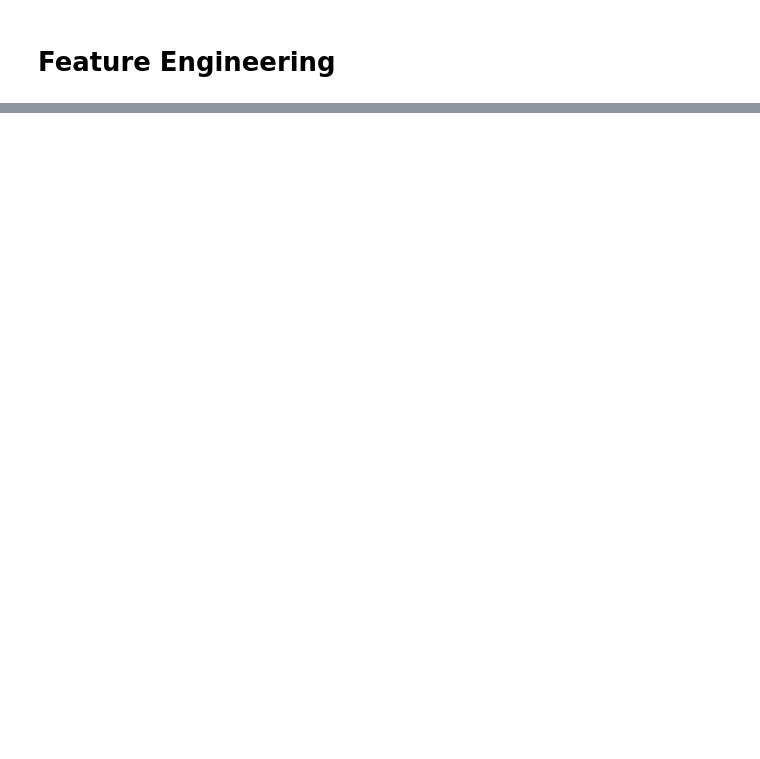
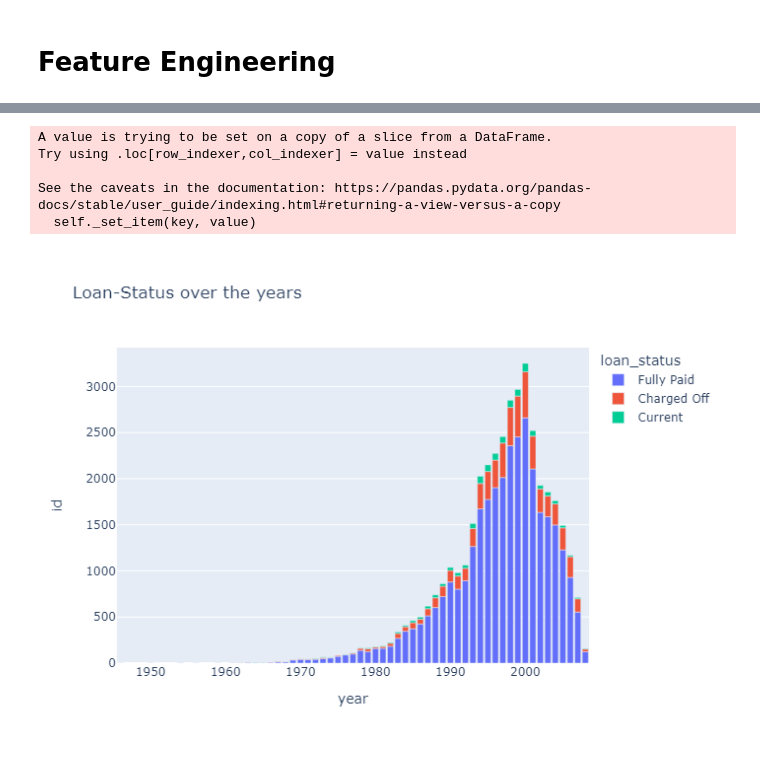
Before and after one commit to GeriNZ/lendingclub, a Jupyter notebook: Beng_Cheong_Cheong.ipynb, the cells around one changed output, grey strips where cells are left out. Cells and saved outputs as stored; diff of their text form; code cells hidden in the pictures; blank space fills up the shorter version.

```diff
--- a/Beng_Cheong_Cheong.ipynb
+++ b/Beng_Cheong_Cheong.ipynb
@@ -128,0 +145,14 @@ print("\n")
+# %%
+df['year'] = df['earliest_cr_line'].apply(lambda x: x.split("-")[-1])
+df['year'] = df['year'].astype('int').apply(lambda x: x+1900 if x>=10 else x+2000)
+df_year = df.groupby(['year','loan_status']).count()['id'].reset_index()
+
+fig = px.bar(df_year, x="year", y="id", color="loan_status", title="Loan-Status over the years")
+fig.show('png')
+# %% [output]
+A value is trying to be set on a copy of a slice from a DataFrame.
+Try using .loc[row_indexer,col_indexer] = value instead
+
+See the caveats in the documentation: https://pandas.pydata.org/pandas-docs/stable/user_guide/indexing.html#returning-a-view-versus-a-copy
+  self._set_item(key, value)
+[figure, added]
```
Also changed, not shown: parts of 32 cells of this notebook.
